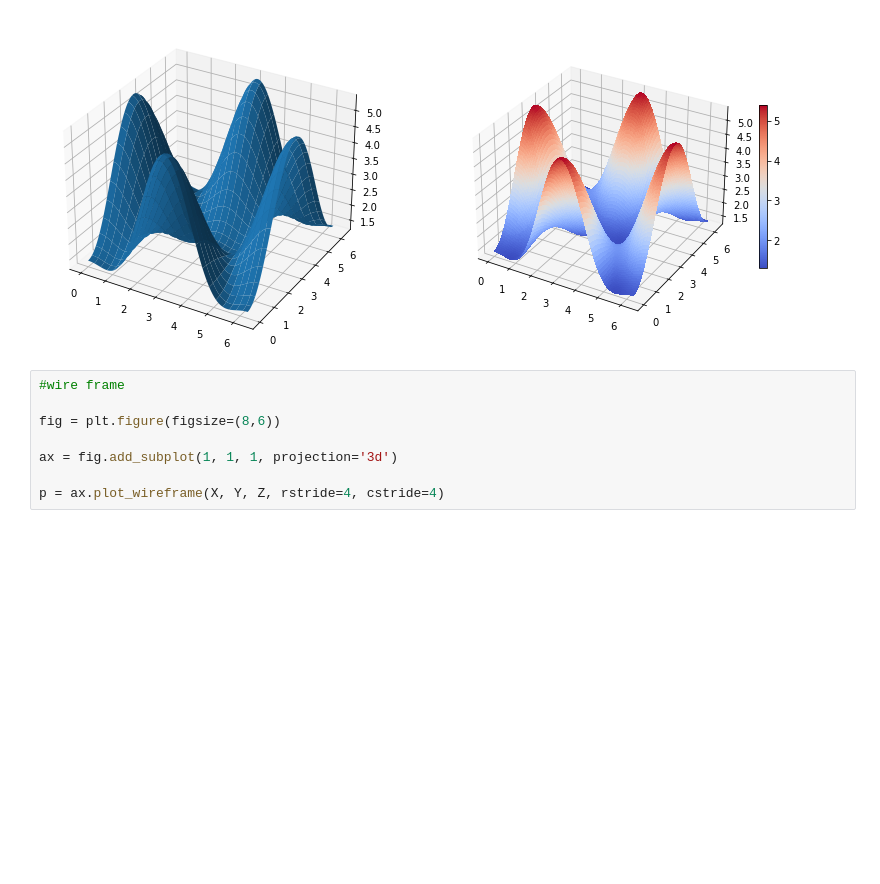
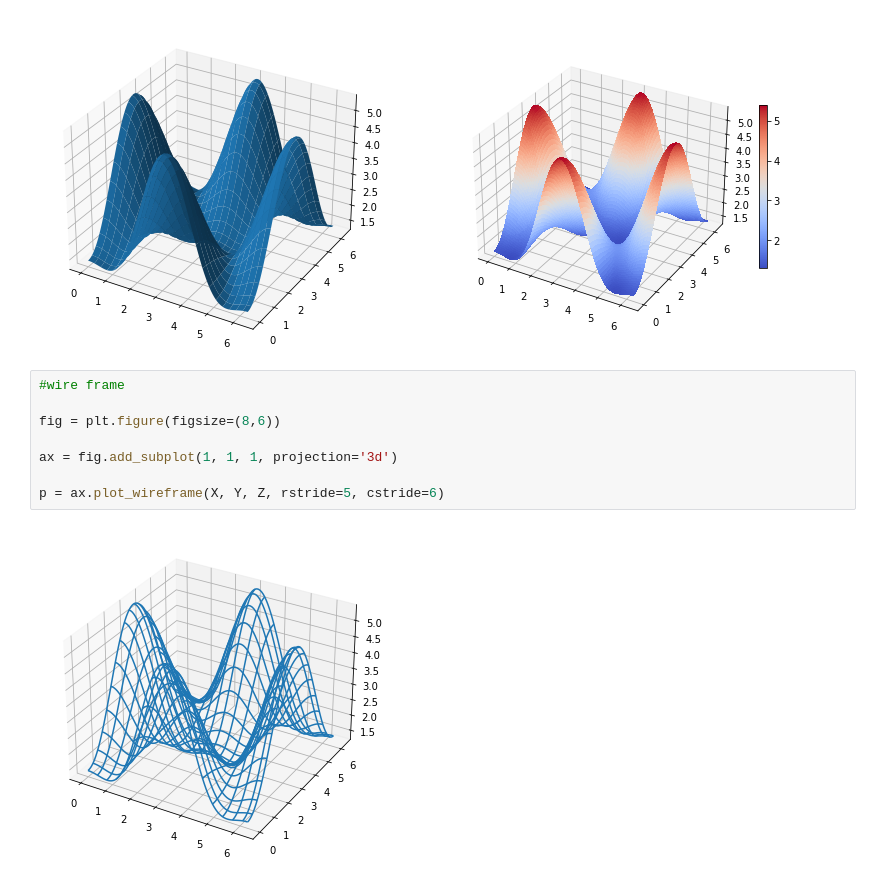
Before and after one commit to azrieelr/Python, a Jupyter notebook: Matplotlib.ipynb, the cells around one changed output. Cells and saved outputs as stored; diff of their text form; blank space fills up the shorter version.

```diff
--- a/Matplotlib.ipynb
+++ b/Matplotlib.ipynb
@@ -420,8 +420,10 @@ cb = fig.colorbar(p, shrink=0.5)
 # %%
 #wire frame
 
 fig = plt.figure(figsize=(8,6))
 
 ax = fig.add_subplot(1, 1, 1, projection='3d')
 
-p = ax.plot_wireframe(X, Y, Z, rstride=4, cstride=4)
+p = ax.plot_wireframe(X, Y, Z, rstride=5, cstride=6)
+# %% [output]
+[figure, added]
```
Also changed, not shown: parts of 1 cell of this notebook, 1 other file.
